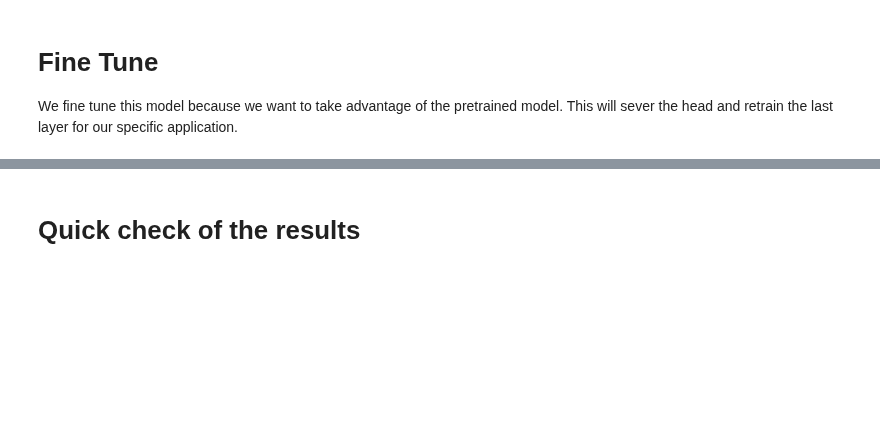
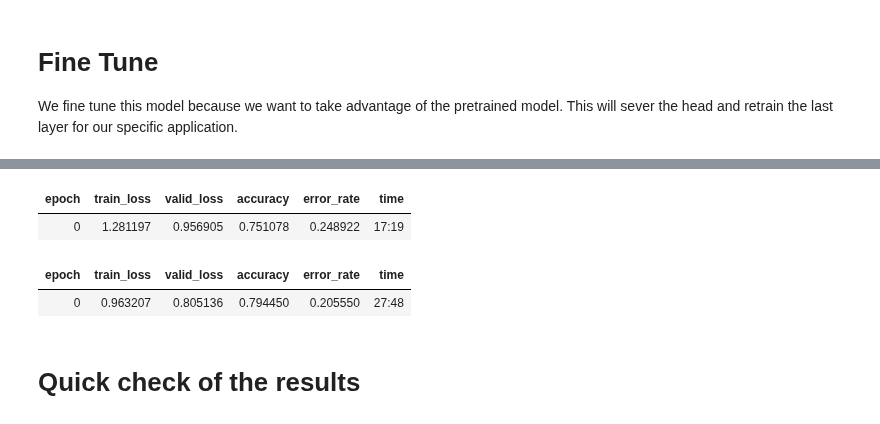
Before and after one commit to duncandonuts911/kaggle-competitions, a Jupyter notebook: 03_petals_to_the_metal_flower_classification copy/03_petals_to_the_metal_flower_classification.ipynb, the cells around one changed output, grey strips where cells are left out. Saved outputs shown, nothing was run; the diff lists cells and outputs as text; code cells hidden in the pictures; blank space fills up the shorter version.

```diff
--- a/03_petals_to_the_metal_flower_classification copy/03_petals_to_the_metal_flower_classification.ipynb
+++ b/03_petals_to_the_metal_flower_classification copy/03_petals_to_the_metal_flower_classification.ipynb
@@ -92,4 +129,5 @@ TBD if any work needs to be done here. Currently just a placeholder
 # %%
 learn = vision_learner(dls,
                        resnet18,
+                       model_dir='/kaggle/working/models',
                        metrics=[accuracy, error_rate])
@@ -109,5 +154,10 @@ We fine tune this model because we want to take advantage of the pretrained mode
 # %%
-learn.fine_tune(1)
+learn.fine_tune(1, base_lr = 0.0006918309954926372 )
+# %% [output]
+| epoch | train_loss | valid_loss | accuracy | error_rate | time |
+| 0 | 1.281197 | 0.956905 | 0.751078 | 0.248922 | 17:19 |
+| epoch | train_loss | valid_loss | accuracy | error_rate | time |
+| 0 | 0.963207 | 0.805136 | 0.794450 | 0.205550 | 27:48 |
 # %% [markdown]
 # Quick check of the results
 # %%
```
Also changed, not shown: parts of 30 cells of this notebook.
